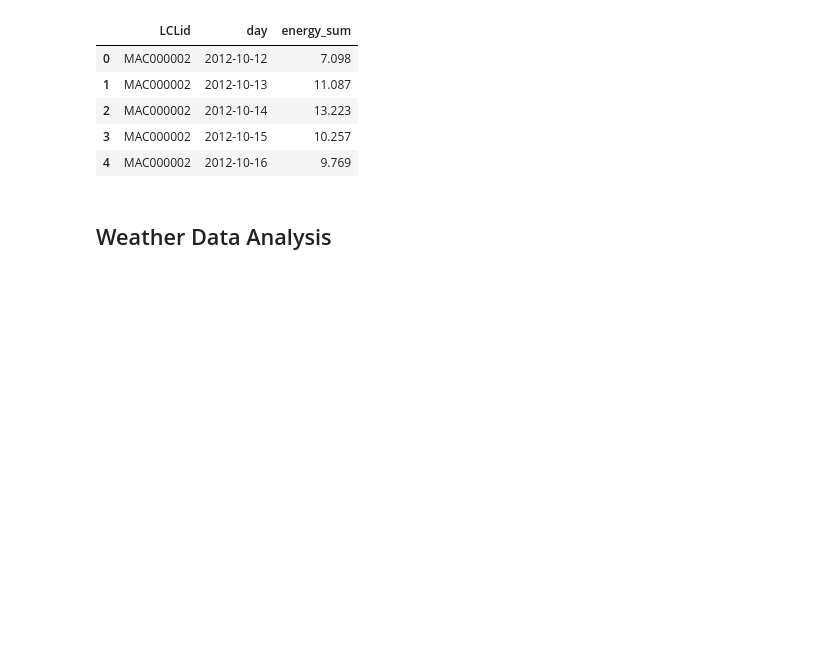
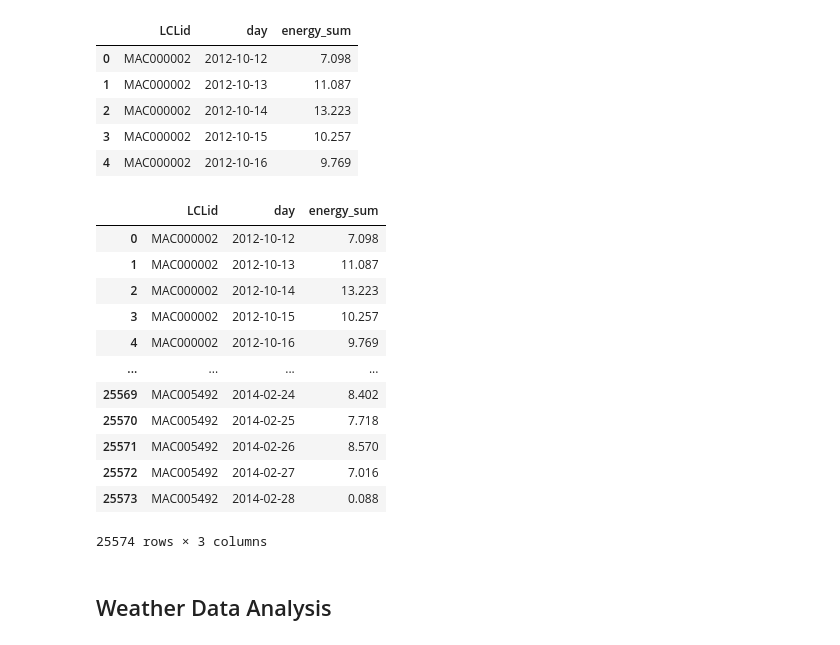
Before and after one commit to sarveshwar-s/DSP_Project, a Jupyter notebook: notebooks/DS-Project Pipelines.ipynb, the cells around one changed output. Saved outputs shown, nothing was run; the diff lists cells and outputs as text; code cells hidden in the pictures; blank space fills up the shorter version.

```diff
--- a/notebooks/DS-Project Pipelines.ipynb
+++ b/notebooks/DS-Project Pipelines.ipynb
@@ -30,6 +30,21 @@ energy_data.head()
 energy_data["day"] = pd.to_datetime(energy_data["day"])
 # %%
 energy_data["day"] = energy_data["day"].dt.date # gets all the date
+energy_data
+# %% [output]
+|  | LCLid | day | energy_sum |
+| 0 | MAC000002 | 2012-10-12 | 7.098 |
+| 1 | MAC000002 | 2012-10-13 | 11.087 |
+| 2 | MAC000002 | 2012-10-14 | 13.223 |
+| 3 | MAC000002 | 2012-10-15 | 10.257 |
+| 4 | MAC000002 | 2012-10-16 | 9.769 |
+| ... | ... | ... | ... |
+| 25569 | MAC005492 | 2014-02-24 | 8.402 |
+| 25570 | MAC005492 | 2014-02-25 | 7.718 |
+| 25571 | MAC005492 | 2014-02-26 | 8.570 |
+| 25572 | MAC005492 | 2014-02-27 | 7.016 |
+| 25573 | MAC005492 | 2014-02-28 | 0.088 |
+25574 rows × 3 columns
 # %% [markdown]
 ## Weather Data Analysis
 # %%
```
Also changed, not shown: parts of 13 cells of this notebook, 8 other files.
